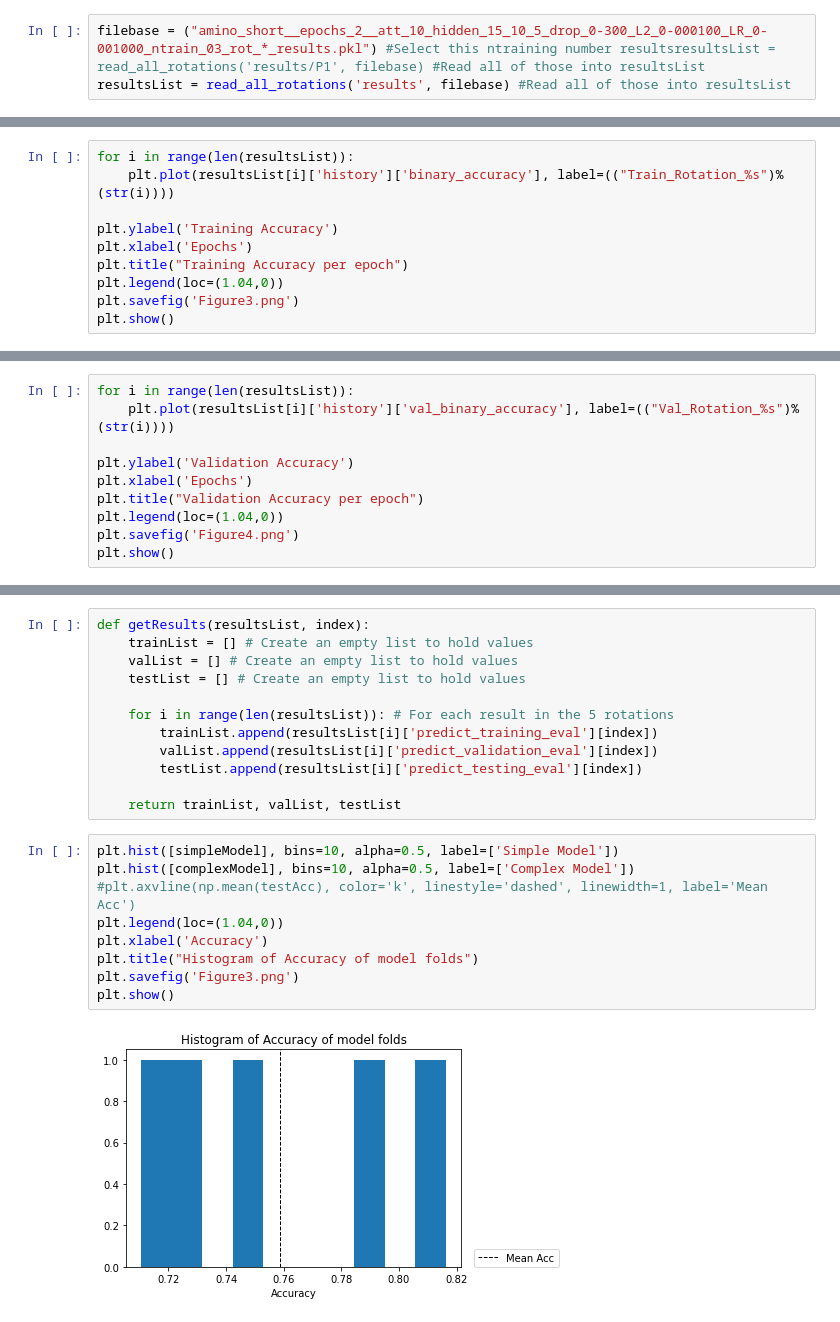
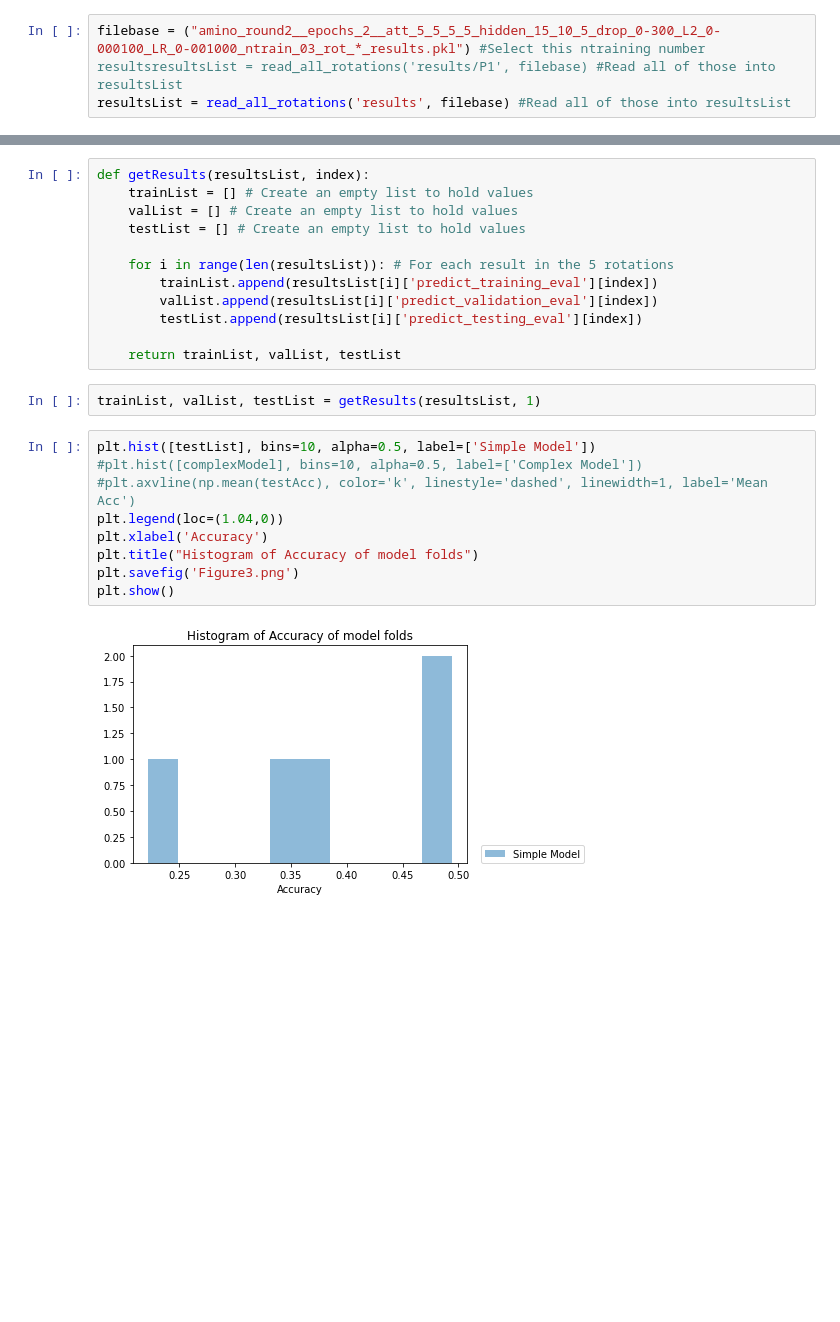
Before and after one commit to rachellb/CS5043_Assignment7, a Jupyter notebook: hw7_Notebook.ipynb, the cells around one changed output, grey strips where cells are left out. Cells and saved outputs as stored; diff of their text form; blank space fills up the shorter version.

```diff
--- a/hw7_Notebook.ipynb
+++ b/hw7_Notebook.ipynb
@@ -35,7 +35,7 @@ test[-1]
 # %% [markdown]
 # Training and Validation Curves
 # %%
-filebase = ("amino_short__epochs_2__att_10_hidden_15_10_5_drop_0-300_L2_0-000100_LR_0-001000_ntrain_03_rot_*_results.pkl") #Select this ntraining number resultsresultsList = read_all_rotations('results/P1', filebase) #Read all of those into resultsList
+filebase = ("amino_round2__epochs_2__att_5_5_5_5_hidden_15_10_5_drop_0-300_L2_0-000100_LR_0-001000_ntrain_03_rot_*_results.pkl") #Select this ntraining number resultsresultsList = read_all_rotations('results/P1', filebase) #Read all of those into resultsList
 resultsList = read_all_rotations('results', filebase) #Read all of those into resultsList
 # %%
 resultsList[0]['history'].keys()
@@ -76,10 +75,0 @@ plt.show()
-# %%
-for i in range(len(resultsList)):
-    plt.plot(resultsList[i]['history']['binary_accuracy'], label=(("Train_Rotation_%s")%(str(i))))
-
-plt.ylabel('Training Accuracy')
-plt.xlabel('Epochs')
-plt.title("Training Accuracy per epoch")
-plt.legend(loc=(1.04,0))
-plt.savefig('Figure3.png')
-plt.show()
@@ -88,10 +75,0 @@ KeyError: 'binary_accuracy'
-# %%
-for i in range(len(resultsList)):
-    plt.plot(resultsList[i]['history']['val_binary_accuracy'], label=(("Val_Rotation_%s")%(str(i))))
-
-plt.ylabel('Validation Accuracy')
-plt.xlabel('Epochs')
-plt.title("Validation Accuracy per epoch")
-plt.legend(loc=(1.04,0))
-plt.savefig('Figure4.png')
-plt.show()
@@ -147,14 +123,16 @@ def getResults(resultsList, index):
         testList.append(resultsList[i]['predict_testing_eval'][index])
 
     return trainList, valList, testList
+# %%
+trainList, valList, testList = getResults(resultsList, 1)
 # %%
-plt.hist([simpleModel], bins=10, alpha=0.5, label=['Simple Model'])
-plt.hist([complexModel], bins=10, alpha=0.5, label=['Complex Model'])
+plt.hist([testList], bins=10, alpha=0.5, label=['Simple Model'])
+#plt.hist([complexModel], bins=10, alpha=0.5, label=['Complex Model'])
 #plt.axvline(np.mean(testAcc), color='k', linestyle='dashed', linewidth=1, label='Mean Acc')
 plt.legend(loc=(1.04,0))
 plt.xlabel('Accuracy')
 plt.title("Histogram of Accuracy of model folds")
 plt.savefig('Figure3.png')
 plt.show()
 # %% [output]
-[figure, old version]
+[figure, new version]
```
Also changed, not shown: parts of 5 cells of this notebook, 7 other files.
